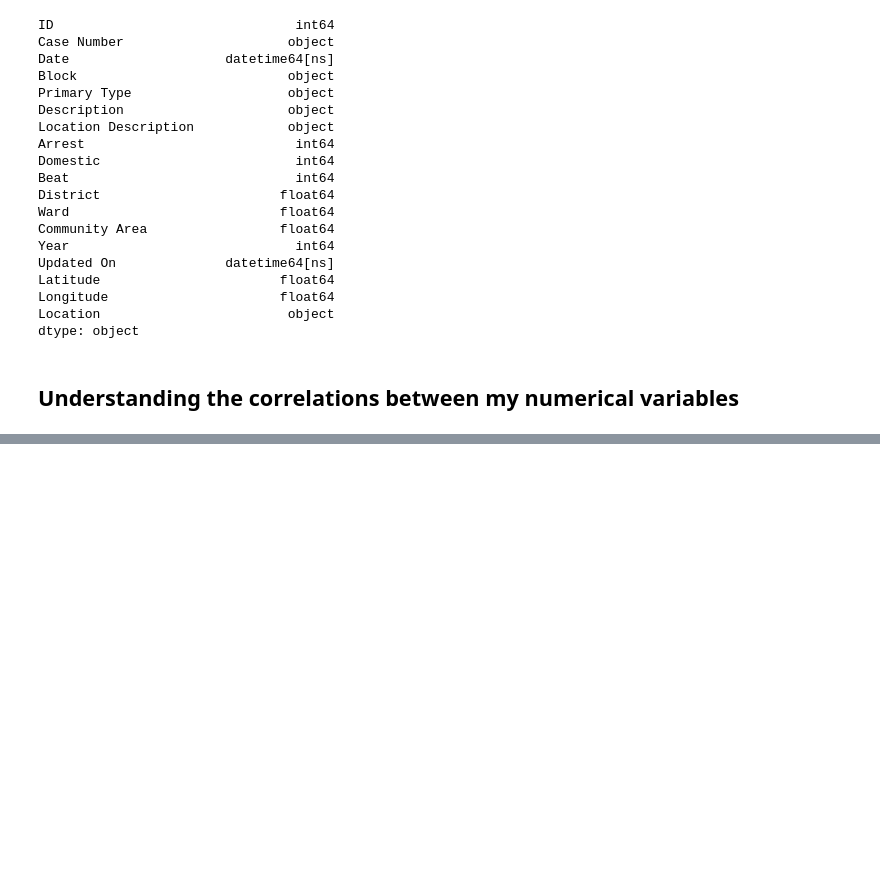
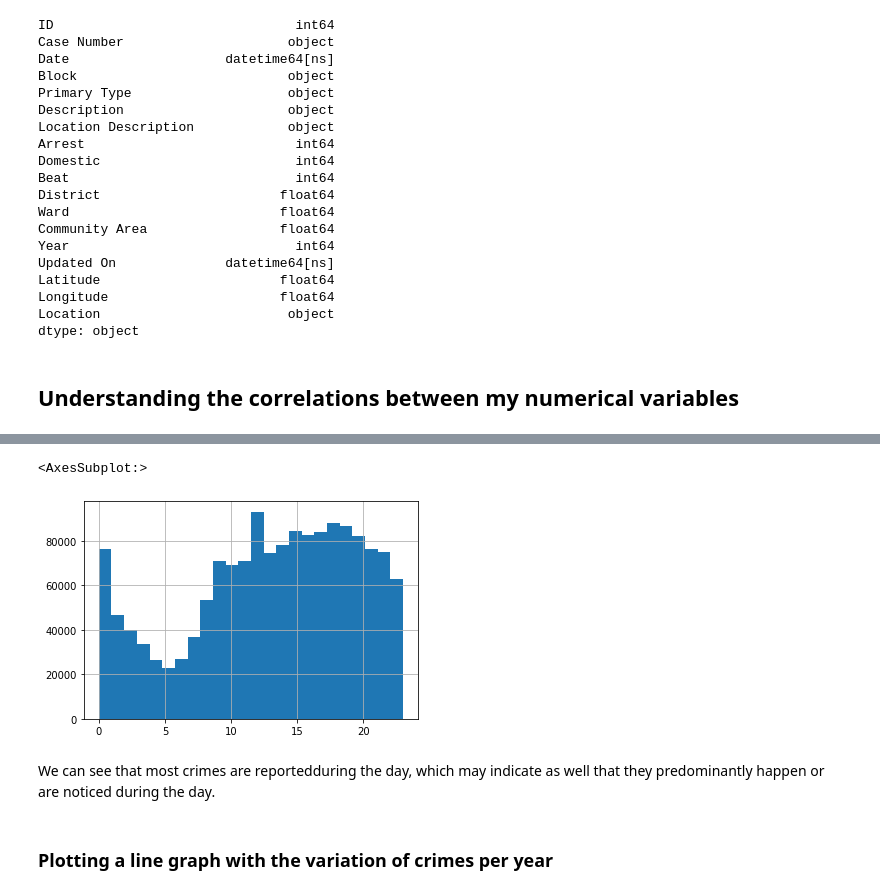
Before and after one commit to leo-cavalcante/crimes-in-chicago, a Jupyter notebook: Crime - Time Analysis.ipynb, the cells around one changed output, grey strips where cells are left out. Saved outputs shown, nothing was run; the diff lists cells and outputs as text; code cells hidden in the pictures; blank space fills up the shorter version.

```diff
--- a/Crime - Time Analysis.ipynb
+++ b/Crime - Time Analysis.ipynb
@@ -135,0 +176,9 @@ crimes_date["Hour"].hist()
+# %%
+crimes_date["Hour"].hist(bins=24)
+# %% [output]
+<AxesSubplot:>
+[figure, added]
+# %% [markdown]
+We can see that most crimes are reportedduring the day, which may indicate as well that they predominantly happen or are noticed during the day.
+# %% [markdown]
+### Plotting a line graph with the variation of crimes per year
```
Also changed, not shown: parts of 19 cells of this notebook.
